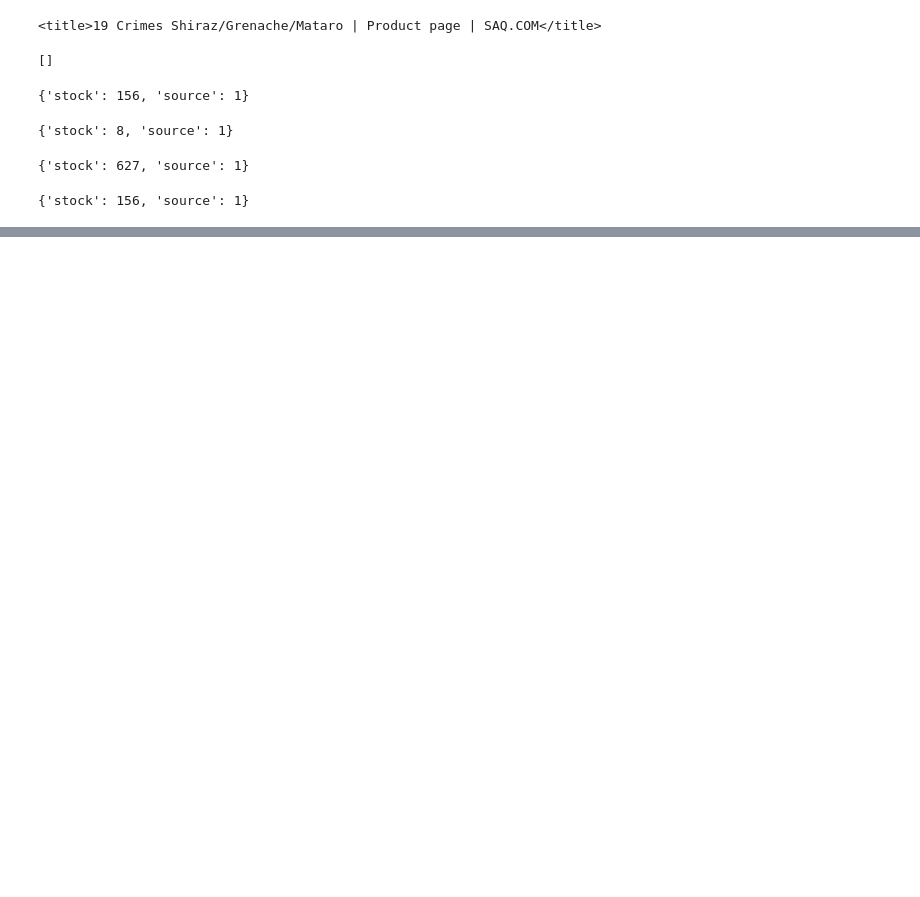
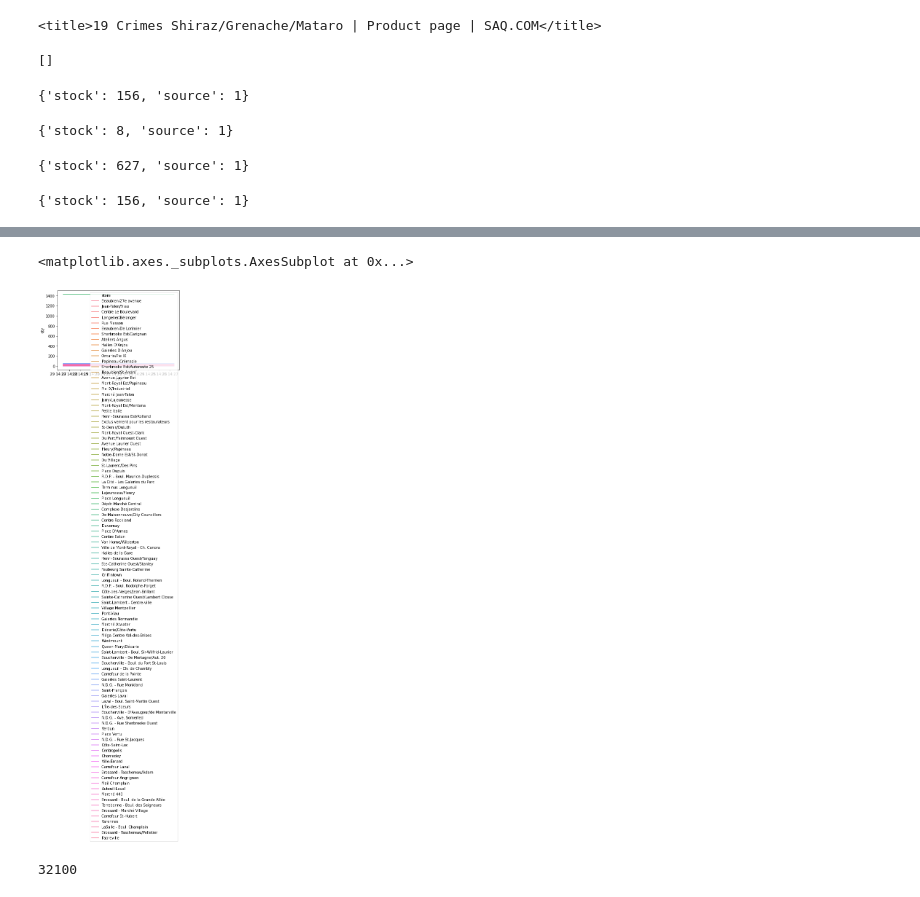
Before and after one commit to archydeberker/a-glass-of-wine, a Jupyter notebook: scrape_data.ipynb, the cells around one changed output, grey strips where cells are left out. Saved outputs shown, nothing was run; the diff lists cells and outputs as text; code cells hidden in the pictures; blank space fills up the shorter version.

Commit message:
Initial work on getting SAQ data and saving it out

```diff
--- a/scrape_data.ipynb
+++ b/scrape_data.ipynb
@@ -85,0 +233,22 @@ get_stock_from_webpage('https://www.saq.com/fr/14376324')
+# %%
+def remap_output(input):
+    out = []
+    for time, item in input.items():
+        for store in item:
+            out.append(dict(time=time, store=store['name'], qty=store['qty']))
+    return out
+# %%
+flat_format = remap_output(output)
+# %%
+df = pd.DataFrame(flat_format)
+# %%
+df['qty'] = df['qty'].astype(int)
+# %%
+sns.lineplot(data=df, x='time', y='qty', hue='store')
+# %% [output]
+<matplotlib.axes._subplots.AxesSubplot at 0x...>
+[figure, added]
+# %%
+df.qty.sum()
+# %% [output]
+32100
```
Also changed, not shown: parts of 34 cells of this notebook, 5 other files.
